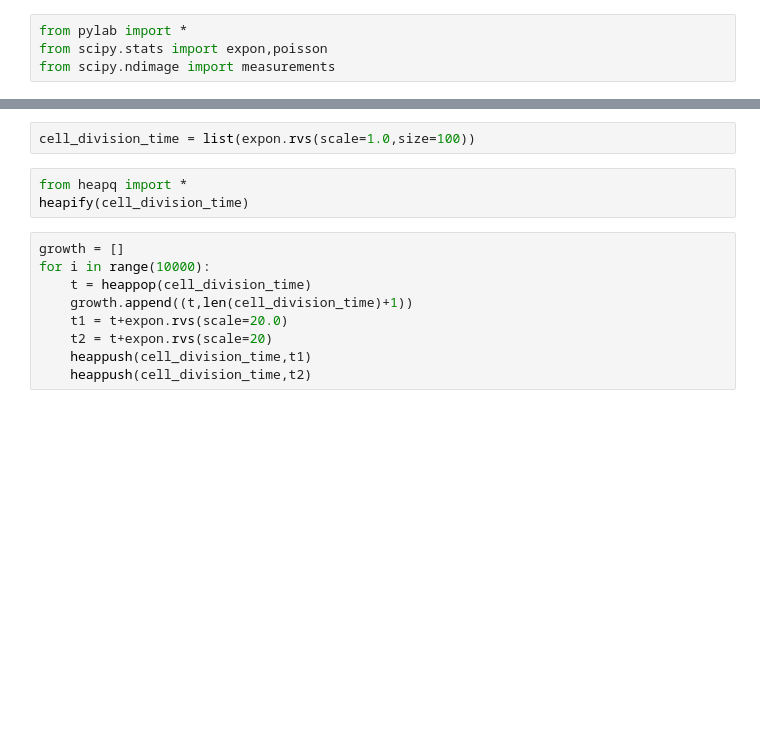
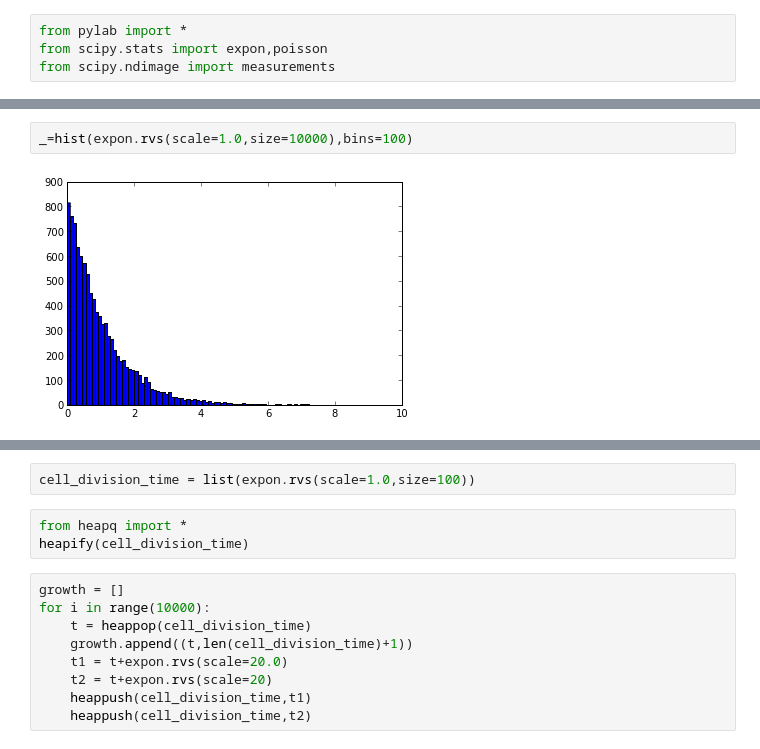
Before and after one commit to tmbdev-teaching/teaching-simso, a Jupyter notebook: 60-differential-equations.ipynb, the cells around one changed output, grey strips where cells are left out. Cells and saved outputs as stored; diff of their text form; blank space fills up the shorter version.

```diff
--- a/60-differential-equations.ipynb
+++ b/60-differential-equations.ipynb
@@ -8,0 +30,4 @@ _=hist()
+# %%
+_=hist(expon.rvs(scale=1.0,size=10000),bins=100)
+# %% [output]
+[figure, added]
```
Also changed, not shown: parts of 35 cells of this notebook, 1 other file.
